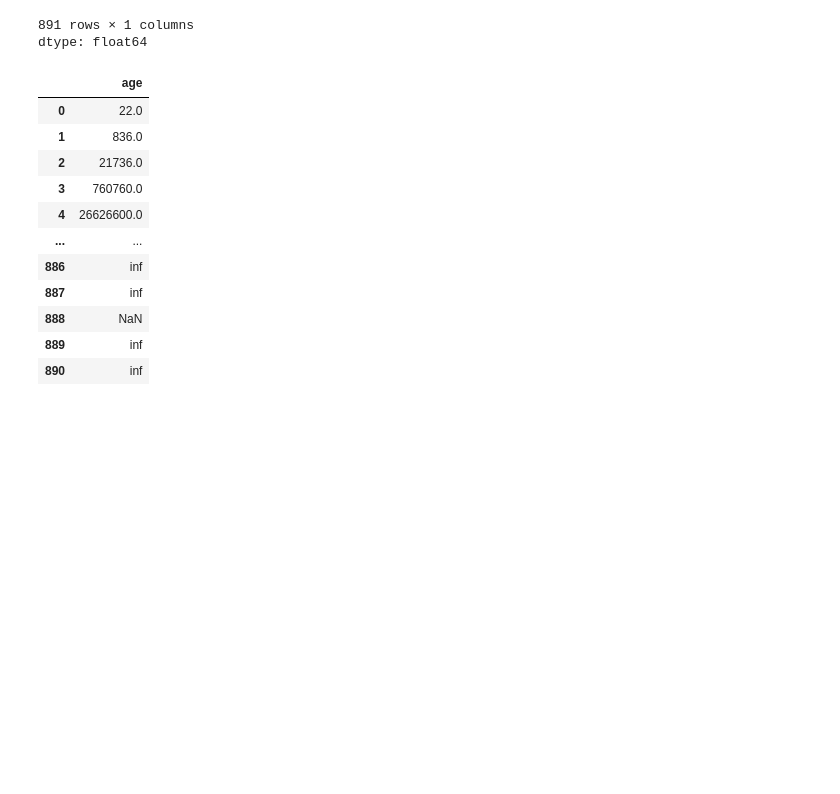
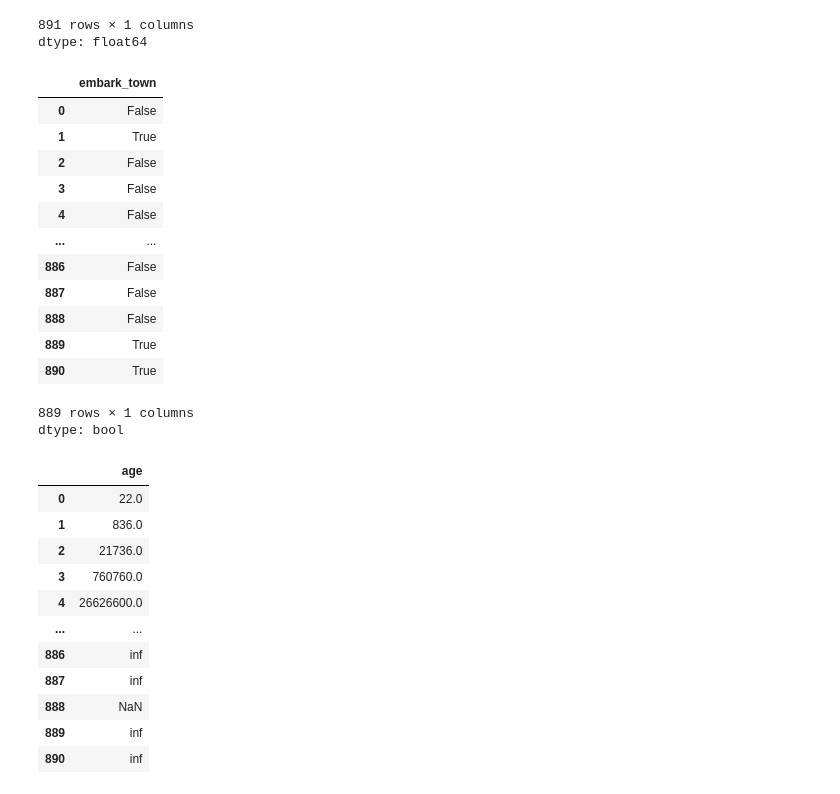
Before and after one commit to Leemyunglyul/ai_advanced, a Jupyter notebook: [SDS]Chap_3_pandas.ipynb, the cells around one changed output. Saved outputs shown, nothing was run; the diff lists cells and outputs as text; code cells hidden in the pictures; blank space fills up the shorter version.

```diff
--- a/[SDS]Chap_3_pandas.ipynb
+++ b/[SDS]Chap_3_pandas.ipynb
@@ -853,6 +878,23 @@ df['age'].cumsum()
 | 890 | 21205.17 |
 891 rows × 1 columns
 dtype: float64
+# %%
+~df['embark_town'].dropna().str.contains('South')
+# %% [output]
+|  | embark_town |
+| 0 | False |
+| 1 | True |
+| 2 | False |
+| 3 | False |
+| 4 | False |
+| ... | ... |
+| 886 | False |
+| 887 | False |
+| 888 | False |
+| 889 | True |
+| 890 | True |
+889 rows × 1 columns
+dtype: bool
 # %%
 df['age'].cumprod()
 # %% [output]
```
Also changed, not shown: parts of 2 cells of this notebook.
